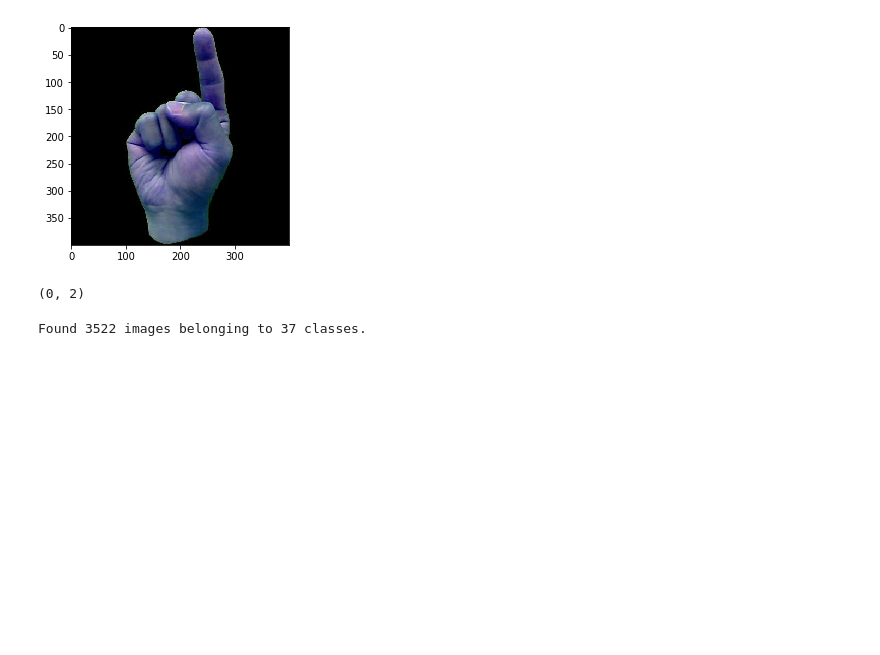
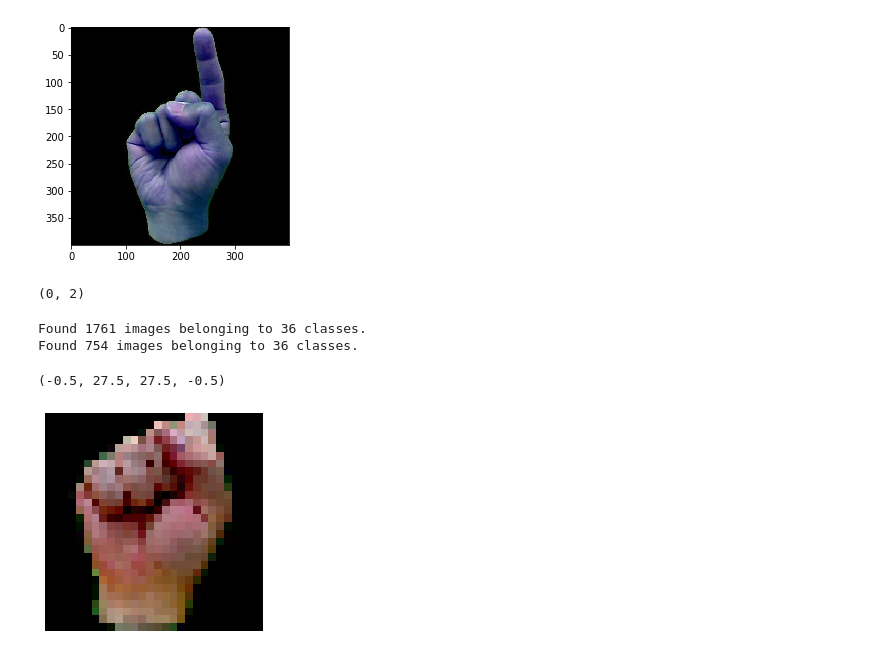
Before and after one commit to abigailfrancis/EE382_ASL_recognition, a Jupyter notebook: Data_Preprocessing.ipynb, the cells around one changed output. Saved outputs shown, nothing was run; the diff lists cells and outputs as text; code cells hidden in the pictures; blank space fills up the shorter version.

Commit message:
using keras image data generator, 50x50 pixel

```diff
--- a/Data_Preprocessing.ipynb
+++ b/Data_Preprocessing.ipynb
@@ -35,17 +55,34 @@ df.shape
 (0, 2)
 # %%
 from keras.preprocessing.image import ImageDataGenerator
-batch_size = 400
-datagen = ImageDataGenerator(#rescale=1.0/255,
+batch_size = 700
+datagen = ImageDataGenerator(#rescale=1.0/200,
                              #shear_range=0.2,
                              #zoom_range=0.2,
                              #horizontal_flip=True,
                              validation_split=0.3)
 train_generator = datagen.flow_from_directory(train_path,
                                               shuffle=True,
-                                              target_size = (400,400),
+                                              target_size = (50,50),
                                               batch_size = batch_size,
                                               class_mode = 'categorical',
                                               subset='training') # set as training data
+
+test_generator = datagen.flow_from_directory(train_path,
+                                             shuffle=False,
+                                             target_size = (50,50),
+                                             batch_size = batch_size,
+                                             class_mode = 'categorical',
+                                             subset='validation') # set as validation data
 # %% [output]
-Found 3522 images belonging to 37 classes.
+Found 1761 images belonging to 36 classes.
+Found 754 images belonging to 36 classes.
+# %%
+i=0
+t_x, t_y = train_generator.__getitem__(i)
+# plot image
+plt.imshow(t_x[i].astype('uint8'))
+plt.axis('off')
+# %% [output]
+(-0.5, 27.5, 27.5, -0.5)
+[figure, added]
```
Also changed, not shown: parts of 1 cell of this notebook.
